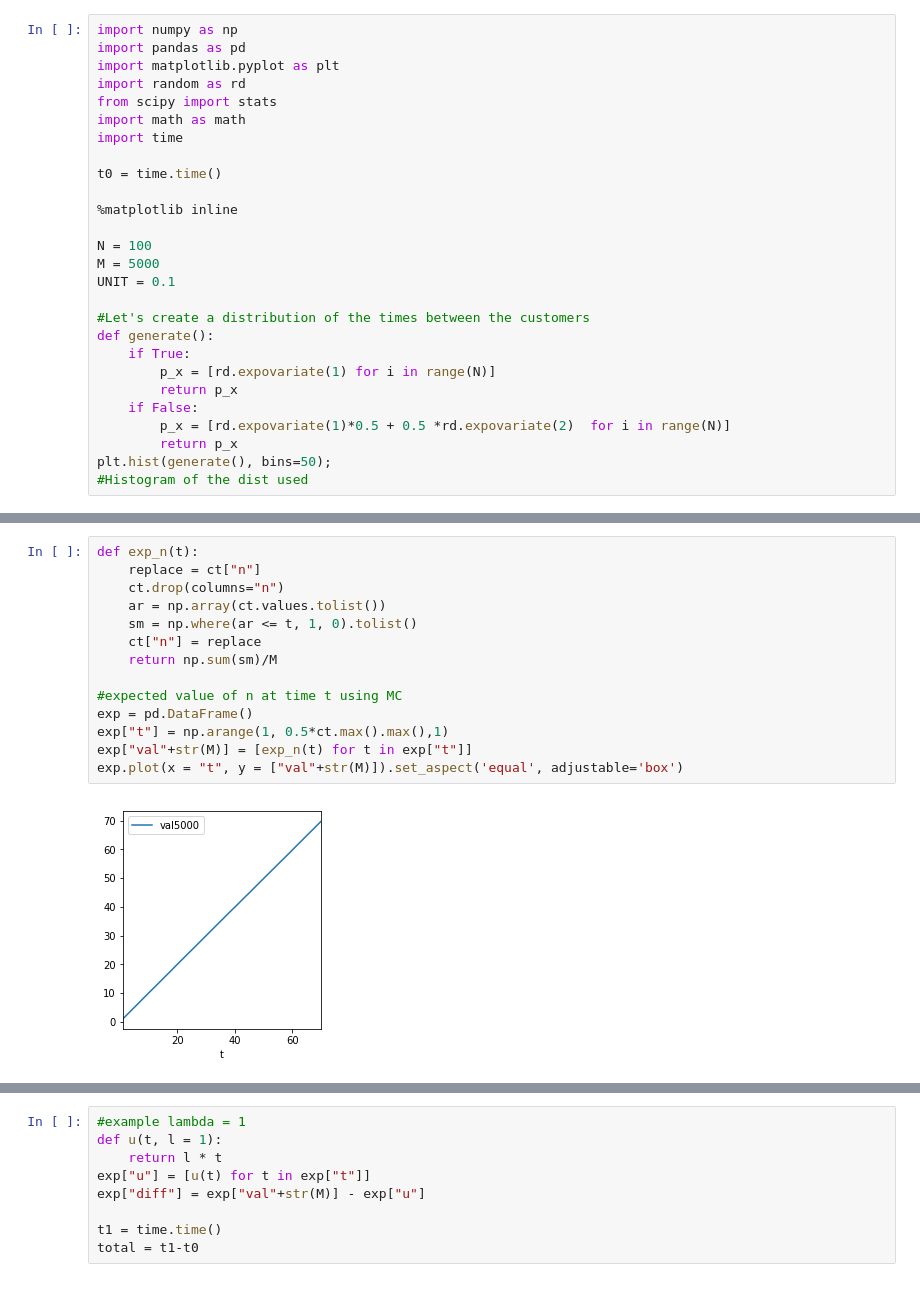
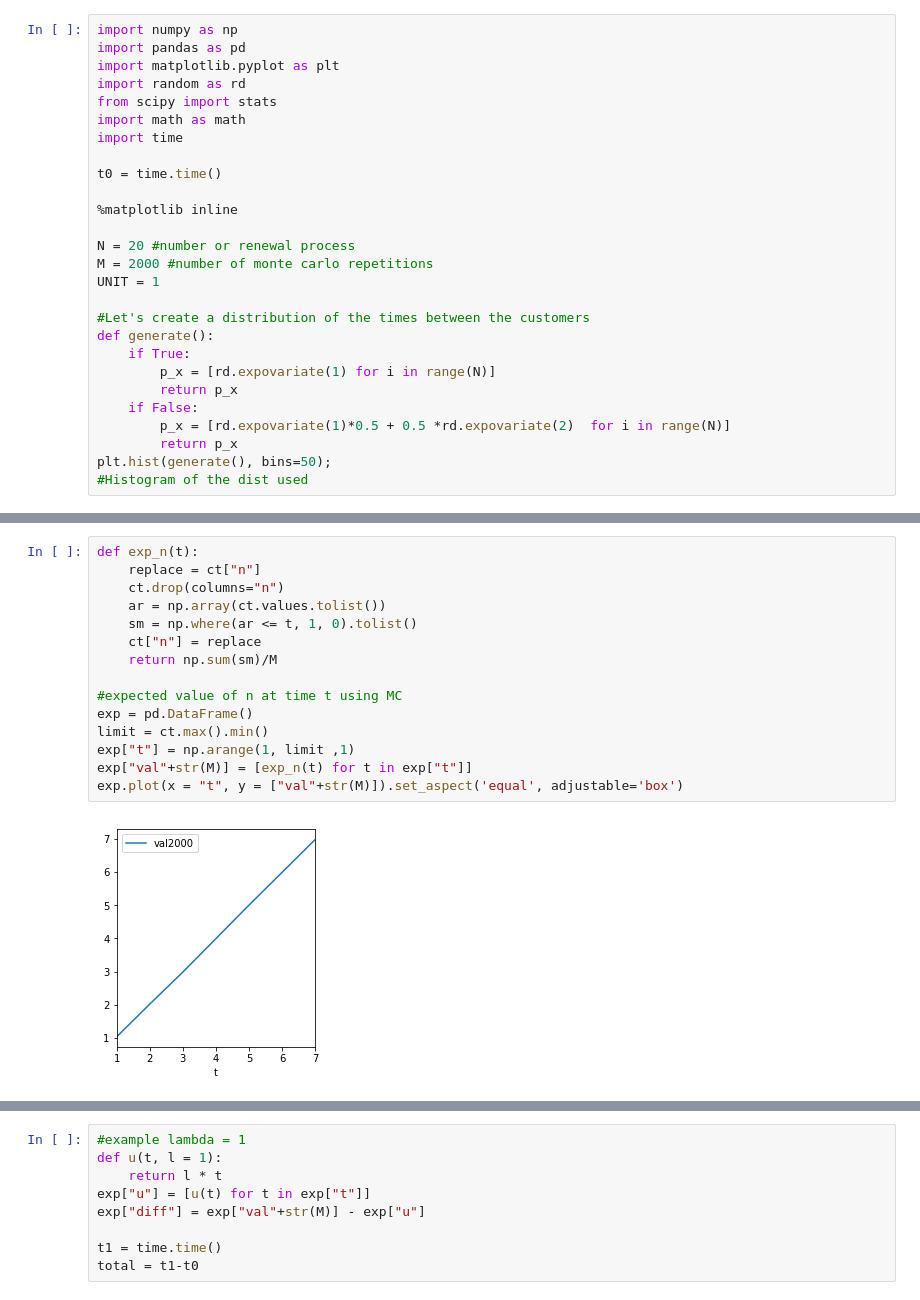
Before and after one commit to julijatominc/bsic, a Jupyter notebook: renewal_processes.ipynb, the cells around one changed output, grey strips where cells are left out. Drawn from its saved outputs; the diff is of its cells as text.

```diff
--- a/renewal_processes.ipynb
+++ b/renewal_processes.ipynb
@@ -28,9 +28,9 @@ t0 = time.time()
 
 %matplotlib inline
 
-N = 100
-M = 5000
-UNIT = 0.1
+N = 20 #number or renewal process
+M = 2000 #number of monte carlo repetitions
+UNIT = 1
 
 #Let's create a distribution of the times between the customers
 def generate():
@@ -73,19 +72,20 @@ ct.plot(drawstyle="steps-post", x = "n", legend = False)
 # %%
 def exp_n(t):
     replace = ct["n"]
     ct.drop(columns="n")
     ar = np.array(ct.values.tolist())
     sm = np.where(ar <= t, 1, 0).tolist()
     ct["n"] = replace
     return np.sum(sm)/M
 
 #expected value of n at time t using MC
 exp = pd.DataFrame()
-exp["t"] = np.arange(1, 0.5*ct.max().max(),1)
+limit = ct.max().min()
+exp["t"] = np.arange(1, limit ,1)
 exp["val"+str(M)] = [exp_n(t) for t in exp["t"]]
 exp.plot(x = "t", y = ["val"+str(M)]).set_aspect('equal', adjustable='box')
 # %% [output]
-[figure, old version]
+[figure, new version]
 # %% [markdown]
 ### How to calculate the expected value of the counting process analitically?
 Above, we calcualted the expected value using Monte Carlo simulations.
```
Also changed, not shown: parts of 7 cells of this notebook.
